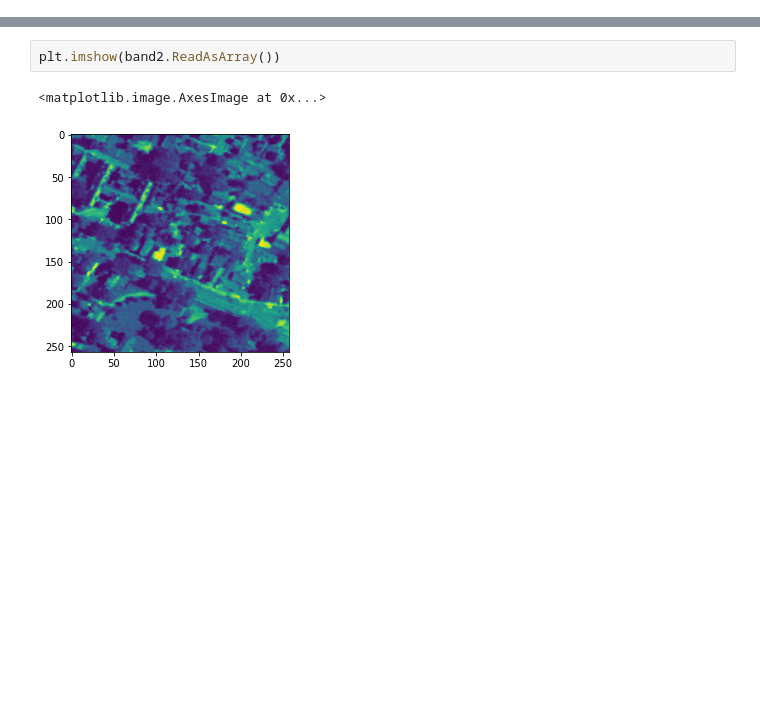
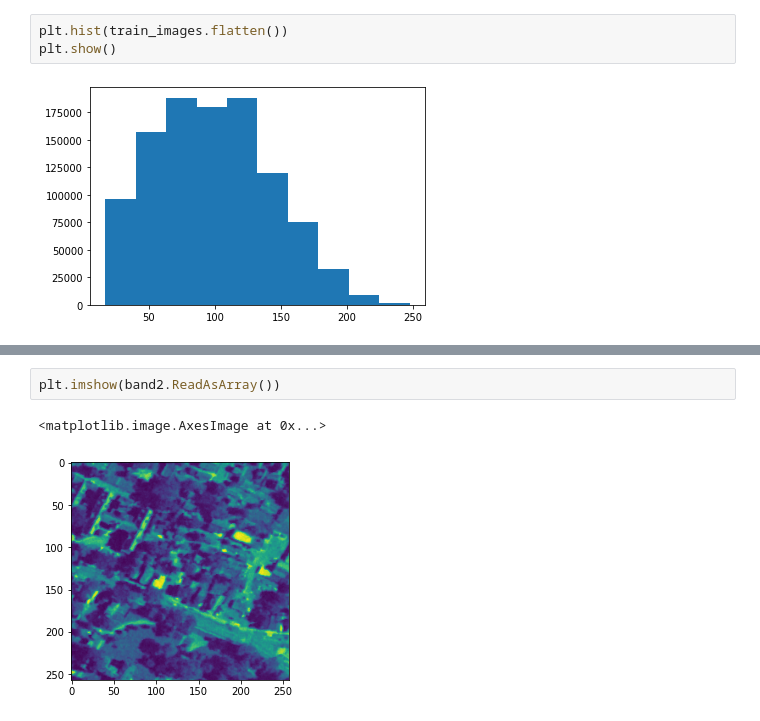
Before and after one commit to kroppheather/utica_mapping, a Jupyter notebook: Training.ipynb, the cells around one changed output, grey strips where cells are left out. Drawn from its saved outputs; the diff is of its cells as text; blank space fills up the shorter version.

```diff
--- a/Training.ipynb
+++ b/Training.ipynb
@@ -22,0 +62,5 @@ band2 = dataset2.GetRasterBand(1)
+# %%
+plt.hist(train_images.flatten())
+plt.show()
+# %% [output]
+[figure, added]
```
Also changed, not shown: parts of 21 cells of this notebook.
